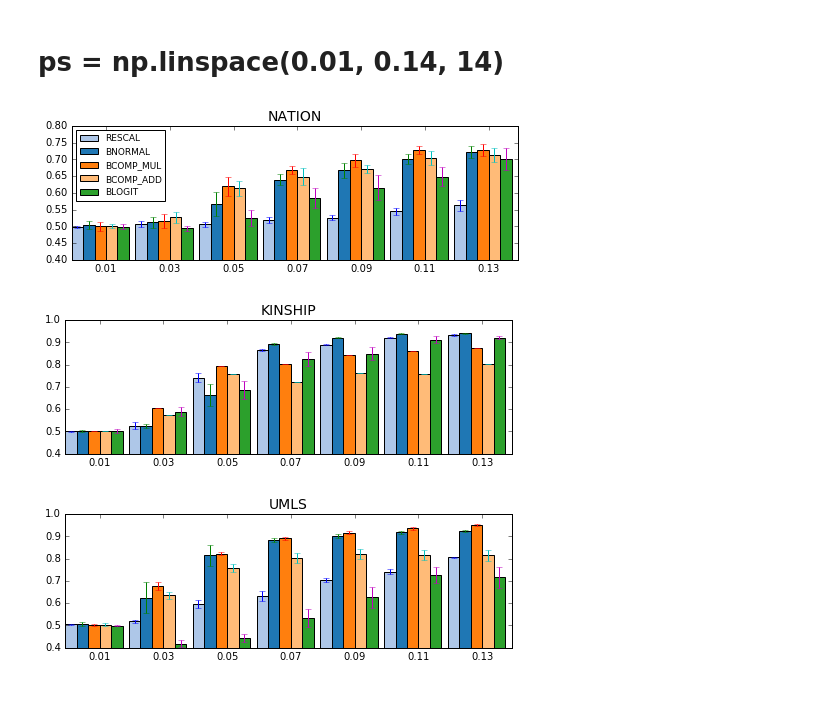
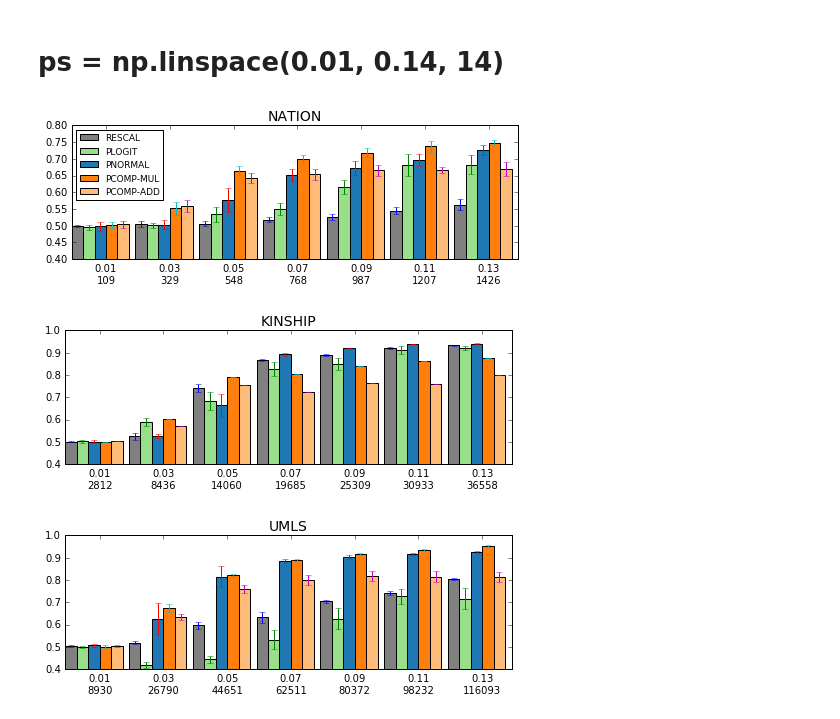
Before and after one commit to dongwookim-ml/almc, a Jupyter notebook: notebooks/training_error.ipynb, the cells around one changed output. Cells and saved outputs as stored; diff of their text form; code cells hidden in the pictures.

```diff
--- a/notebooks/training_error.ipynb
+++ b/notebooks/training_error.ipynb
@@ -42,6 +62,16 @@ color = [(31, 119, 180), (174, 199, 232), (255, 127, 14), (255, 187, 120),
 for i in range(len(color)):
     r, g, b = color[i]
     color[i] = (r / 255., g / 255., b / 255.)
+
+model_colors = {'brescal':color[0], 'amdc_pop':color[8], 'amdc_pred':color[7],
+                'bcomp_mul':color[2], 'bcomp_add':color[3], 'logit':color[5],
+                'rescal':'grey',
+                'brescal_passive':'grey', 'bcomp_mul_10': color[8], 'bcomp_add_10':color[9],
+                'bcomp_mul_comp_10':color[11], 'bcomp_add_comp_10':color[13],
+                'bcomp_mul_var_1_comp_10': color[15], 'bcomp_add_var_1_comp_10': color[17]}
+model_names = {'rescal':'rescal', 'brescal':'pnormal', 'amdc_pop':'amdc_pop', 'amdc_pred':'amdc_pred',
+               'bcomp_mul':'pcomp-mul', 'bcomp_add':'pcomp-add', 'logit':'plogit',
+               'brescal_passive':'brescal_passive'}
 # %% [markdown]
 # ps = np.linspace(0.05, 0.3, 6)
 # %%
@@ -53,6 +83,7 @@ var_x = 0.1
 
 datasets = ['nation', 'kinship', 'umls']
 models = ['rescal', 'brescal', 'bcomp_mul', 'bcomp_add', 'logit']
+
 
 for dataset in datasets:
     ps = np.linspace(0.05, 0.3, 6)
@@ -85,11 +116,10 @@ for dataset in datasets:
                 mean[i] = np.mean(result[(model, p, var_comp)])
                 std[i] = np.std(result[(model, p, var_comp)])
         model_name = model
-        if model == 'logit':
-            model_name ='blogit'
-        if model == 'brescal':
-            model_name = 'bnormal'
-        plt.bar(np.arange(len(ps)) + width*models.index(model), mean, width, color=color[models.index(model)], yerr=std, label=model_name.upper())
+
+        color = model_colors[model]
+        model_name = model_names[model].upper()
+        plt.bar(np.arange(len(ps)) + width*models.index(model), mean, width, color=color, yerr=std, label=model_name)
 
     plt.xticks(np.arange(len(ps)) + width*3, ['%.2f'% (p) for p in ps])
     plt.title(dataset.upper(), size=title_size)
@@ -108,14 +138,18 @@ NameError: name 'legend_size' is not defined
 # ps = np.linspace(0.01, 0.14, 14)
 # %%
 var_comps = dict()
-var_comps['nation'] = 10
+var_comps['nation'] = 1
 var_comps['kinship'] = 100
 var_comps['umls'] = 1
 
 datasets = ['nation', 'kinship', 'umls']
-models = ['rescal', 'brescal', 'bcomp_mul', 'bcomp_add', 'logit']
+models = ['rescal', 'logit', 'brescal', 'bcomp_mul', 'bcomp_add']
 ps = np.linspace(0.01, 0.14, 14)
 ps = ps[::2]
+
+total_triple = {'kinship':281216,
+               'umls':893025,
+               'nation':10976}
 
 for dataset in datasets:
     n_dim = 10
@@ -140,46 +174,38 @@ for dataset in datasets:
     plt.figure(figsize=(8,2.4))
 
     for model in models:
         var_comp = var_comps[dataset]
         mean = np.zeros(len(ps))
         std = np.zeros(len(ps))
         for i, p in enumerate(ps):
             if model=='rescal':
                 mean[i] = np.mean(rescal_result[(model, p)])
                 std[i] = np.std(rescal_result[(model, p)])
             elif (model=='bcomp_mul' or model=='bcomp_add') and (dataset=='umls'):
                 mean[i] = np.mean(comp_result[(model, p, var_comp)])
                 std[i] = np.std(comp_result[(model, p, var_comp)])
             elif (model=='bcomp_mul' or model=='bcomp_add') and (dataset=='kinship'):
                 var_x = 0.01
                 var_comp=1
                 mean[i] = np.mean(comp_result[(model, p, var_x, var_comp)])
                 std[i] = np.std(comp_result[(model, p, var_x, var_comp)])
             else:
                 mean[i] = np.mean(result[(model, p, var_comp)])
                 std[i] = np.std(result[(model, p, var_comp)])
-        model_name = model
-        if model == 'logit':
-            model_name ='blogit'
-        if model == 'brescal':
-            model_name = 'bnormal'
 
-        _color = color[models.index(model)]
-        if model=='rescal':
-            _color=color[1]
-        if model=='brescal':
-            _color=color[0]
-        plt.bar(np.arange(len(ps)) + width*models.index(model), mean, width, color=_color, yerr=std, label=model_name.upper())
+        color = model_colors[model]
+        model_name = model_names[model].upper()
+        plt.bar(np.arange(len(ps)) + width*models.index(model), mean, width, color=color, yerr=std, label=model_name)
 
-    plt.xticks(np.arange(len(ps)) + width*3, ['%.2f'% (p) for p in ps])
+    plt.xticks(np.arange(len(ps)) + width*3, ['%.2f\n%d'% (p, p*total_triple[dataset]) for p in ps])
     plt.title(dataset.upper(), size=title_size)
     if dataset == 'nation':
         plt.ylim((0.4, 0.8))
         plt.legend(loc='upper left', prop={'size':legend_size})
     else:
         plt.ylim((0.4, 1))
-    plt.savefig('../paper/images/comp_training_error_%s_small.pdf' % (dataset), format='PDF', bbox_inches='tight', pad_inches=0.1)
+    plt.savefig('../paper/cikm2016/images/comp_training_error_%s_small.pdf' % (dataset), format='PDF', bbox_inches='tight', pad_inches=0.1)
 # %% [output]
-[figure, old version]
+[figure, new version]
-[figure, old version]
+[figure, new version]
-[figure, old version]
+[figure, new version]
```
Also changed, not shown: parts of 3 cells of this notebook, 13 other files.
